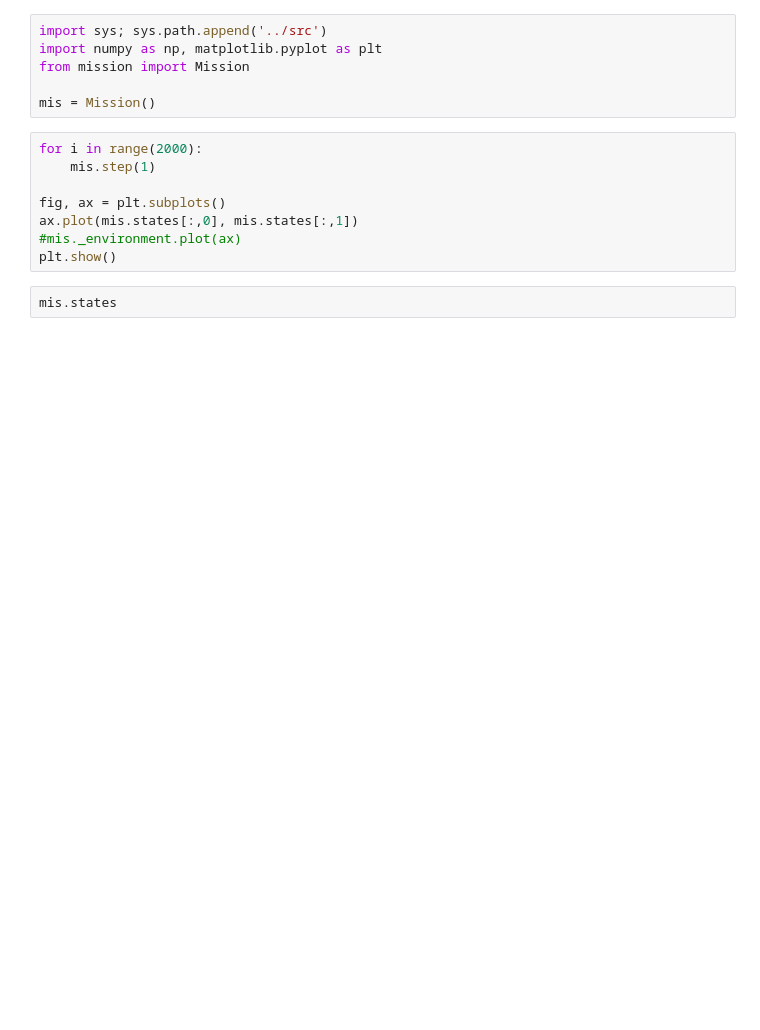
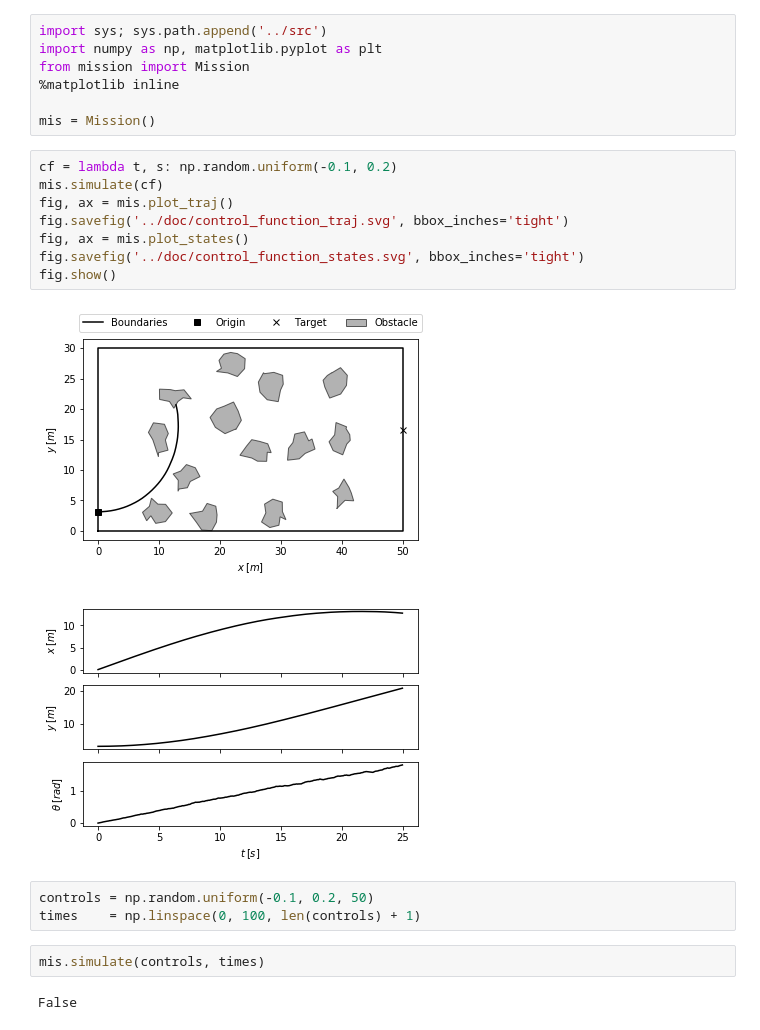
Before and after one commit to gitter-badger/kth-dd2410-planning, a Jupyter notebook: notebooks/Dubin's car obstacle avoidance.ipynb, the cells around one changed output. Cells and saved outputs as stored; diff of their text form; blank space fills up the shorter version.

```diff
--- a/notebooks/Dubin's car obstacle avoidance.ipynb
+++ b/notebooks/Dubin's car obstacle avoidance.ipynb
@@ -22,15 +22,24 @@ Suppose that you must drive this car from an initial state $\mathbf{s}(t_0) = \m
 import sys; sys.path.append('../src')
 import numpy as np, matplotlib.pyplot as plt
 from mission import Mission
+%matplotlib inline
 
 mis = Mission()
-# %%
-for i in range(2000):
-    mis.step(1)
-
-fig, ax = plt.subplots()
-ax.plot(mis.states[:,0], mis.states[:,1])
-#mis._environment.plot(ax)
-plt.show()
-# %%
-mis.states
+# %%
+cf = lambda t, s: np.random.uniform(-0.1, 0.2)
+mis.simulate(cf)
+fig, ax = mis.plot_traj()
+fig.savefig('../doc/control_function_traj.svg', bbox_inches='tight')
+fig, ax = mis.plot_states()
+fig.savefig('../doc/control_function_states.svg', bbox_inches='tight')
+fig.show()
+# %% [output]
+[figure, added]
+[figure, added]
+# %%
+controls = np.random.uniform(-0.1, 0.2, 50)
+times    = np.linspace(0, 100, len(controls) + 1)
+# %%
+mis.simulate(controls, times)
+# %% [output]
+False
```
Also changed, not shown: parts of 3 cells of this notebook, 14 other files.
